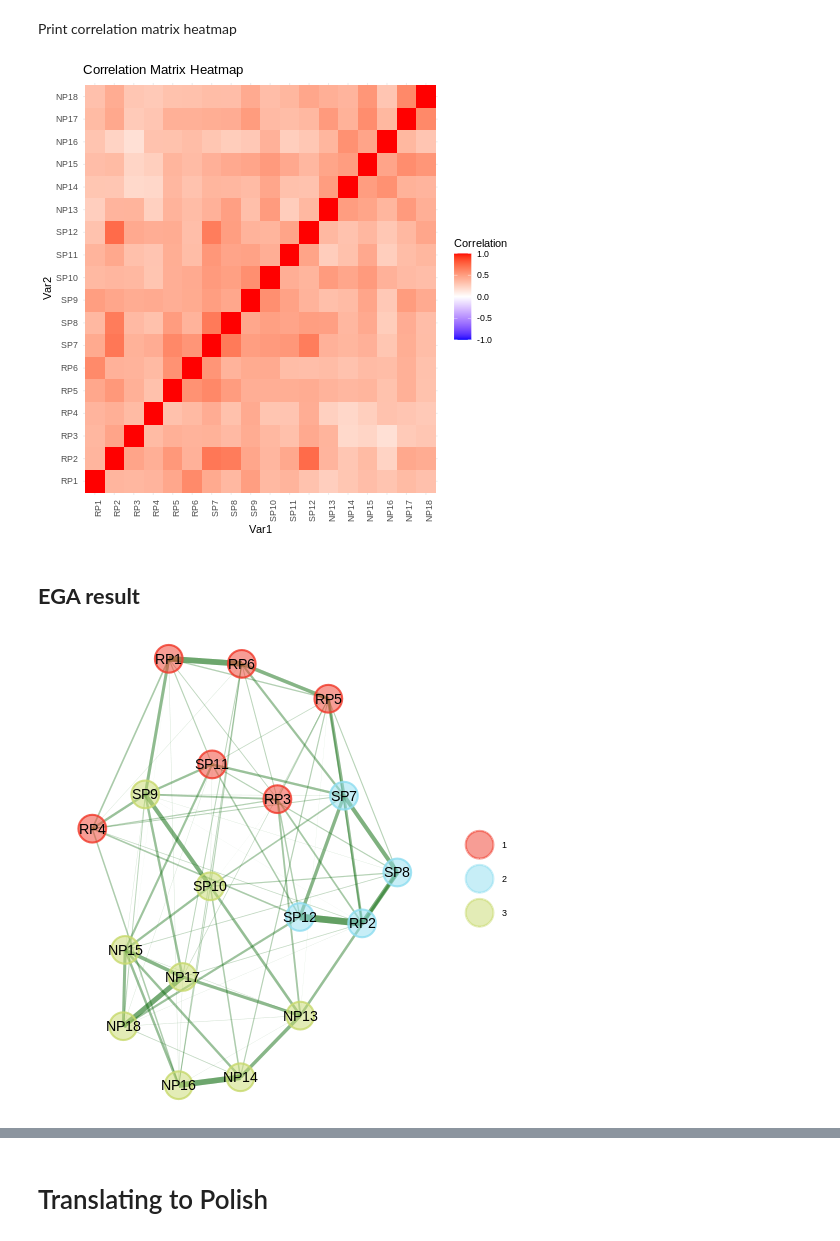
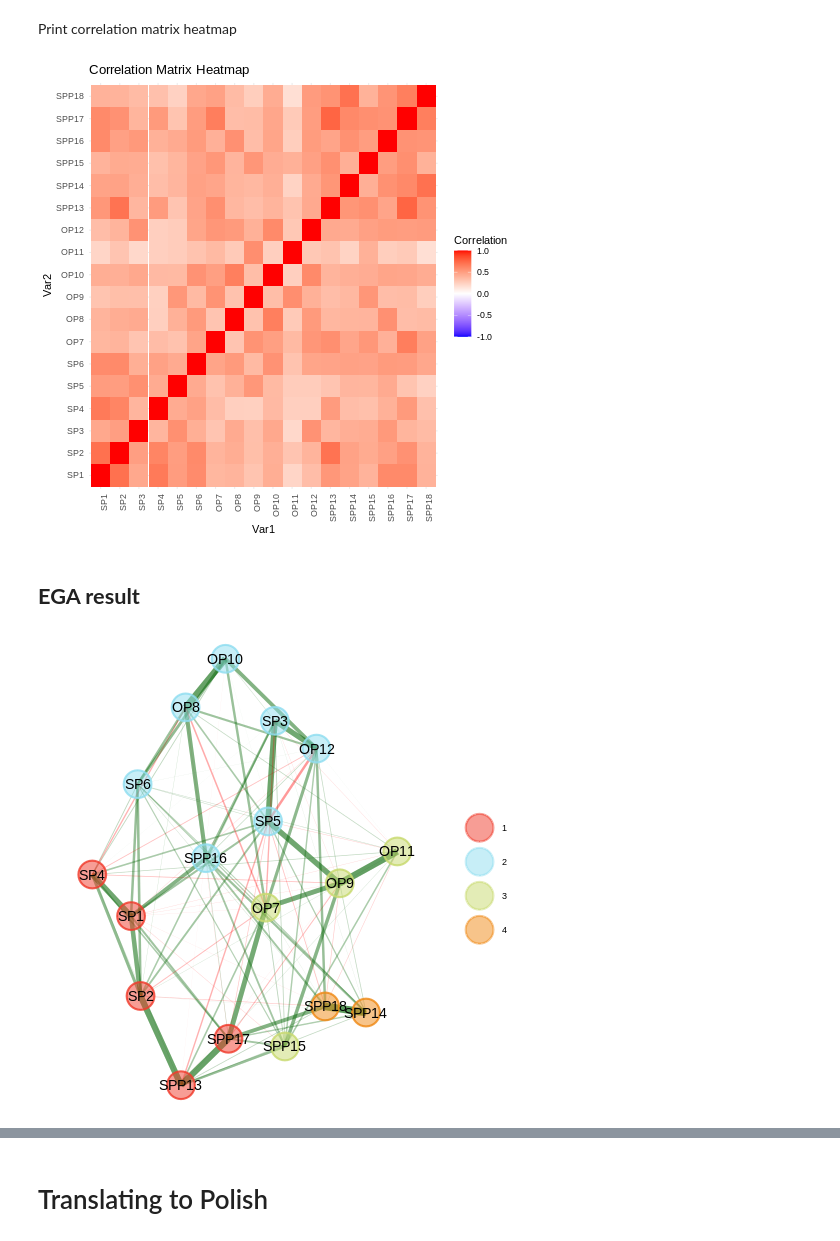
Before and after one commit to jgbrenner/psychometrics, a Jupyter notebook: C9.ipynb, the cells around one changed output, grey strips where cells are left out. Drawn from its saved outputs; the diff is of its cells as text; code cells hidden in the pictures.

```diff
--- a/C9.ipynb
+++ b/C9.ipynb
@@ -151,7 +142,9 @@ messages = [
         "role": "user",
         "content": (
             "Please generate six items for each of the following constructs: "
-            "Rigid Perfectionism, Self-Critical Perfectionism, and Narcissistic Perfectionism. "
+            "Self-Oriented Perfectionism: The tendency to demand perfection from oneself,"
+            "Other-Oriented Perfectionism: Setting high expectations for others and critically evaluating their achievements,"
+            "Socially Prescribed Perfectionism: The belief that others expect perfection from us. "
             "For each construct, provide six regular-keyed items "
             "Make them concise and clear. "
             "Provide the output ONLY in JSON format as a list of dictionaries, "
@@ -309,30 +302,30 @@ ggplot(heatmap_data, aes(Var1, Var2, fill = value)) +
     theme(axis.text.x = element_text(angle = 90, hjust = 1)) +
     labs(title = "Correlation Matrix Heatmap")
 # %% [output]
-[figure, old version]
+[figure, new version]
 # %% [markdown]
 ## **EGA result**
 # %%
 %%R
 
 # Load EGAnet library
 library(EGAnet)
 
 
 
 # Perform EGA analysis with adjusted parameters
 ega_result <- EGA(
     data = cor_matrix,
     n = 1000,                # Set a hypothetical sample size
     corr = "auto",           # Indicate that data is a correlation matrix
     model = "glasso",
-    lambda.min.ratio = 0.1,    # Reduce lambda.min.ratio
-    args.glasso = list(gamma = 0.1),  # Reduce gamma for sensitivity
+    lambda.min.ratio = 0.01,    # Reduce lambda.min.ratio
+    args.glasso = list(gamma = 0.5),  # Reduce gamma for sensitivity
     plot.EGA = TRUE,
     verbose = TRUE
 )
 # %% [output]
-[figure, old version]
+[figure, new version]
 # %%
 %%R
 print(cor_matrix)
```
Also changed, not shown: parts of 9 cells of this notebook.
